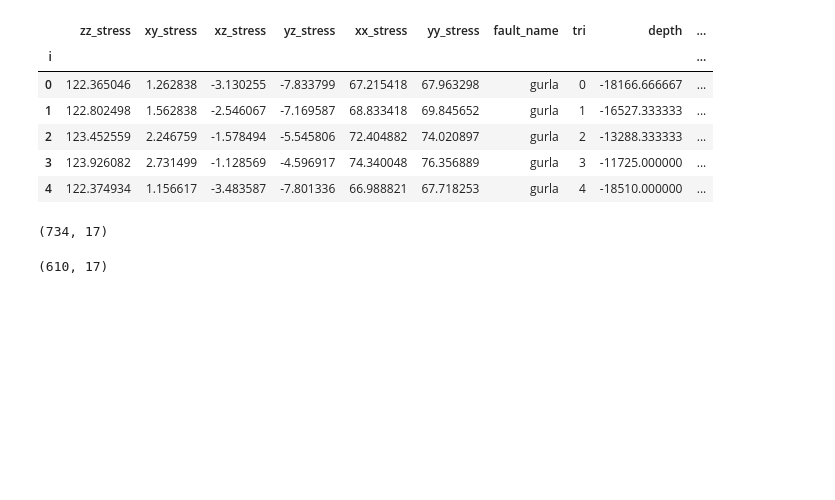
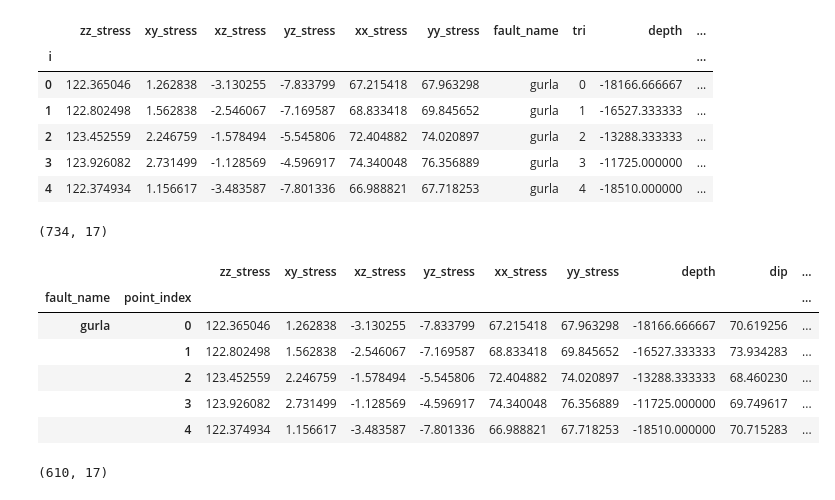
Before and after one commit to cossatot/wnfs_stress, a Jupyter notebook: notebooks/wnfs_topo_stresses.ipynb, the cells around one changed output. Saved outputs shown, nothing was run; the diff lists cells and outputs as text; code cells hidden in the pictures; blank space fills up the shorter version.

```diff
--- a/data/notebooks/wnfs_topo_stresses.ipynb
+++ b/notebooks/wnfs_topo_stresses.ipynb
@@ -170,3 +170,15 @@ tri_stress = resolve_stresses(tri_stress)
 tri_stress.shape
 # %% [output]
 (734, 17)
+# %%
+ts = tri_stress.set_index(['fault_name', 'point_index'])
+# %%
+ts.head()
+# %% [output]
+|  |  | zz_stress | xy_stress | xz_stress | yz_stress | xx_stress | yy_stress | depth | dip | ... |
+| fault_name | point_index |  |  |  |  |  |  |  |  | ... |
+| gurla | 0 | 122.365046 | 1.262838 | -3.130255 | -7.833799 | 67.215418 | 67.963298 | -18166.666667 | 70.619256 | ... |
+|  | 1 | 122.802498 | 1.562838 | -2.546067 | -7.169587 | 68.833418 | 69.845652 | -16527.333333 | 73.934283 | ... |
+|  | 2 | 123.452559 | 2.246759 | -1.578494 | -5.545806 | 72.404882 | 74.020897 | -13288.333333 | 68.460230 | ... |
+|  | 3 | 123.926082 | 2.731499 | -1.128569 | -4.596917 | 74.340048 | 76.356889 | -11725.000000 | 69.749617 | ... |
+|  | 4 | 122.374934 | 1.156617 | -3.483587 | -7.801336 | 66.988821 | 67.718253 | -18510.000000 | 70.715283 | ... |
```
Also changed, not shown: parts of 13 cells of this notebook, 36 other files.
